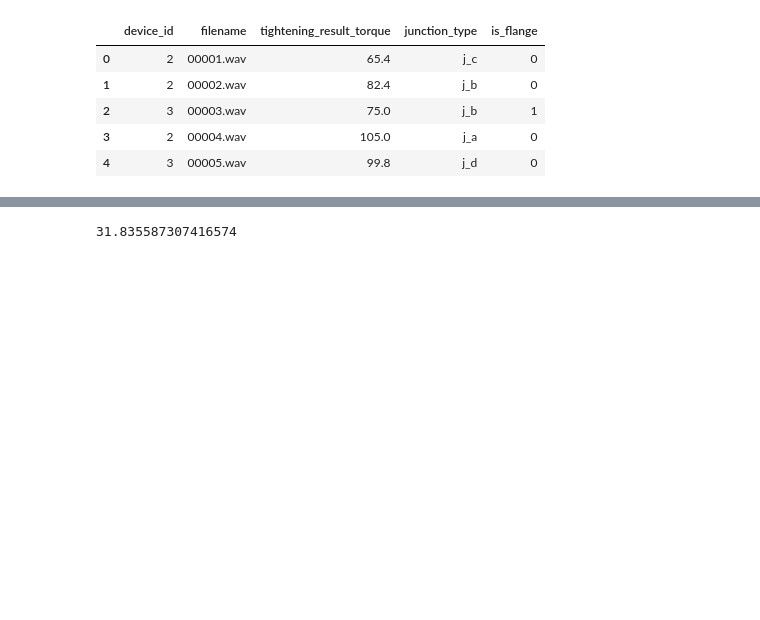
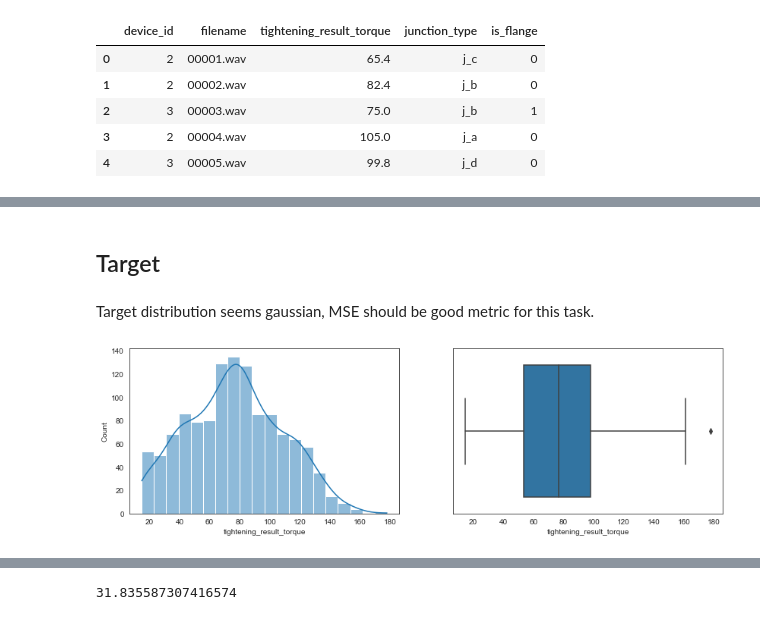
Before and after one commit to ningeen/torque_topcoder, a Jupyter notebook: EDA/EDA.ipynb, the cells around one changed output, grey strips where cells are left out. Drawn from its saved outputs; the diff is of its cells as text; code cells hidden in the pictures; blank space fills up the shorter version.

```diff
--- a/EDA/EDA.ipynb
+++ b/EDA/EDA.ipynb
@@ -41,0 +68,11 @@ pd.get_dummies(df['device_id'], prefix='device_id')
+# %% [markdown]
+## Target
+# %% [markdown]
+Target distribution seems gaussian, MSE should be good metric for this task.
+# %%
+fig, axes = plt.subplots(1, 2, figsize=(14, 4))
+
+sns.histplot(df.tightening_result_torque, bins=20, kde=True, ax=axes[0]);
+sns.boxplot(x=df.tightening_result_torque, ax=axes[1]);
+# %% [output]
+[figure, added]
```
Also changed, not shown: parts of 71 cells of this notebook.
